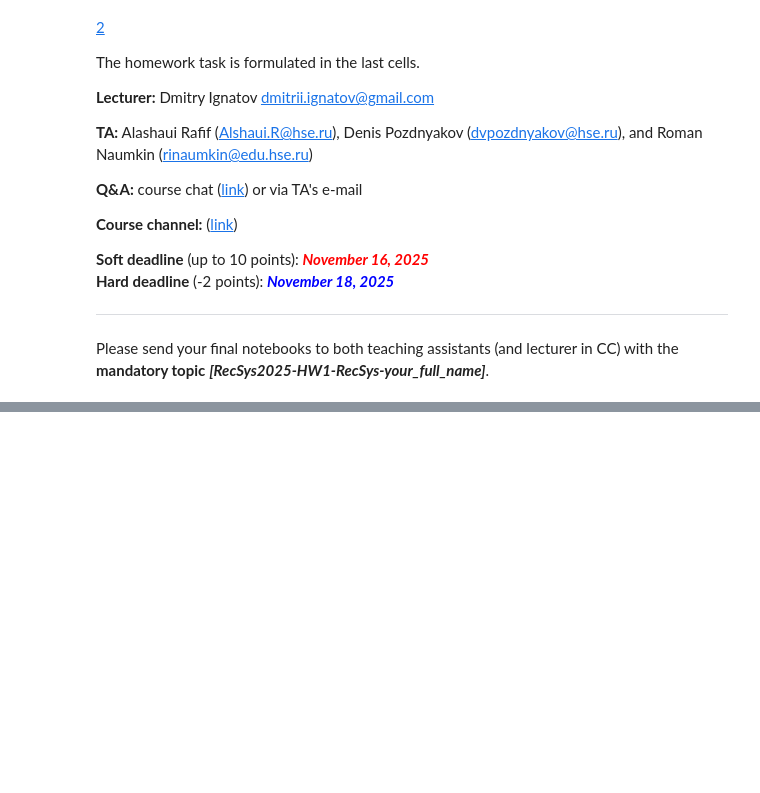
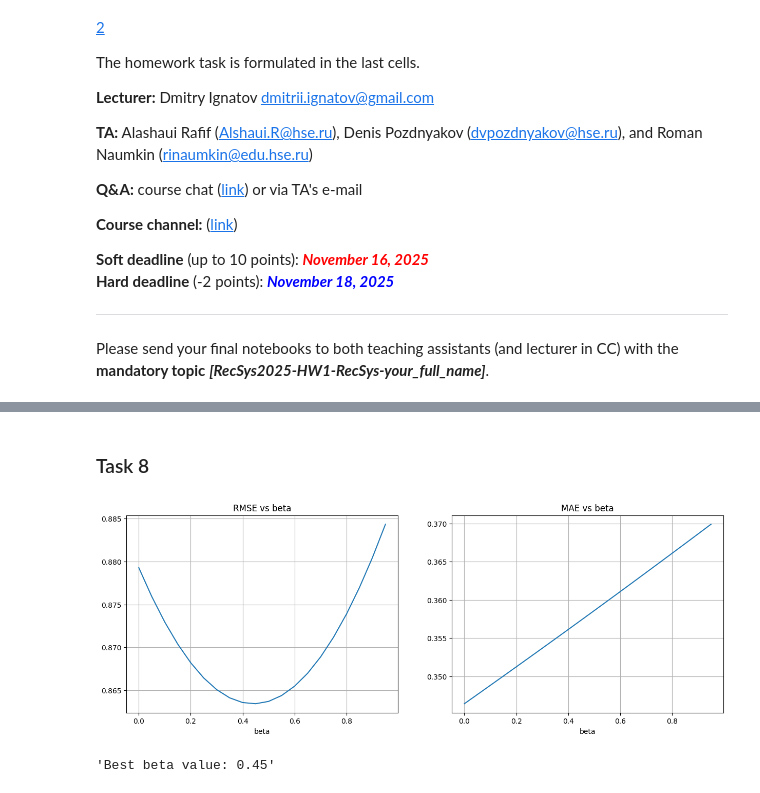
Before and after one commit to succSeeded/recsys-2025, a Jupyter notebook: hws/hw1/main.ipynb, the cells around one changed output, grey strips where cells are left out. Drawn from its saved outputs; the diff is of its cells as text; code cells hidden in the pictures; blank space fills up the shorter version.

```diff
--- a/hws/hw1/main.ipynb
+++ b/hws/hw1/main.ipynb
@@ -588,0 +388,48 @@ $$\beta\cdot r^{user-based}_{ui} + (1-\beta)\cdot r^{item-based}_{ui}, \mbox{ wh
+# %% [markdown]
+### Task 8
+# %%
+item_preds = movie_predictions
+user_preds = CollaborativeFiltering().fit(trainUserItem).predict(testUserItem, k=16)
+get_result = (
+    lambda user_preds, item_preds, beta: beta * user_preds + (1.0 - beta) * item_preds
+)
+# %%
+from matplotlib import pyplot as plt
+
+%matplotlib inline
+
+fig, axs = plt.subplots(1, 2, figsize=(15, 5))
+betas = np.arange(0, 100, 5) / 100
+
+axs[0].plot(
+    betas,
+    [rmse(get_result(user_preds.T, item_preds, beta), testItemUser) for beta in betas],
+)
+axs[0].set_title("RMSE vs beta")
+axs[0].set_xlabel("beta")
+axs[1].plot(
+    betas,
+    [
+        mean_absolute_error(get_result(user_preds.T, item_preds, beta), testItemUser)
+        for beta in betas
+    ],
+)
+axs[1].set_title("MAE vs beta")
+axs[1].set_xlabel("beta")
+axs[0].grid()
+axs[1].grid()
+plt.show()
+# %% [output]
+[figure, added]
+# %%
+best_beta = betas[
+    np.argmin(
+        [
+            rmse(get_result(user_preds.T, item_preds, beta), testItemUser)
+            for beta in betas
+        ]
+    )
+]
+f"Best beta value: {best_beta}"
+# %% [output]
+'Best beta value: 0.45'
```
Also changed, not shown: parts of 72 cells of this notebook.
